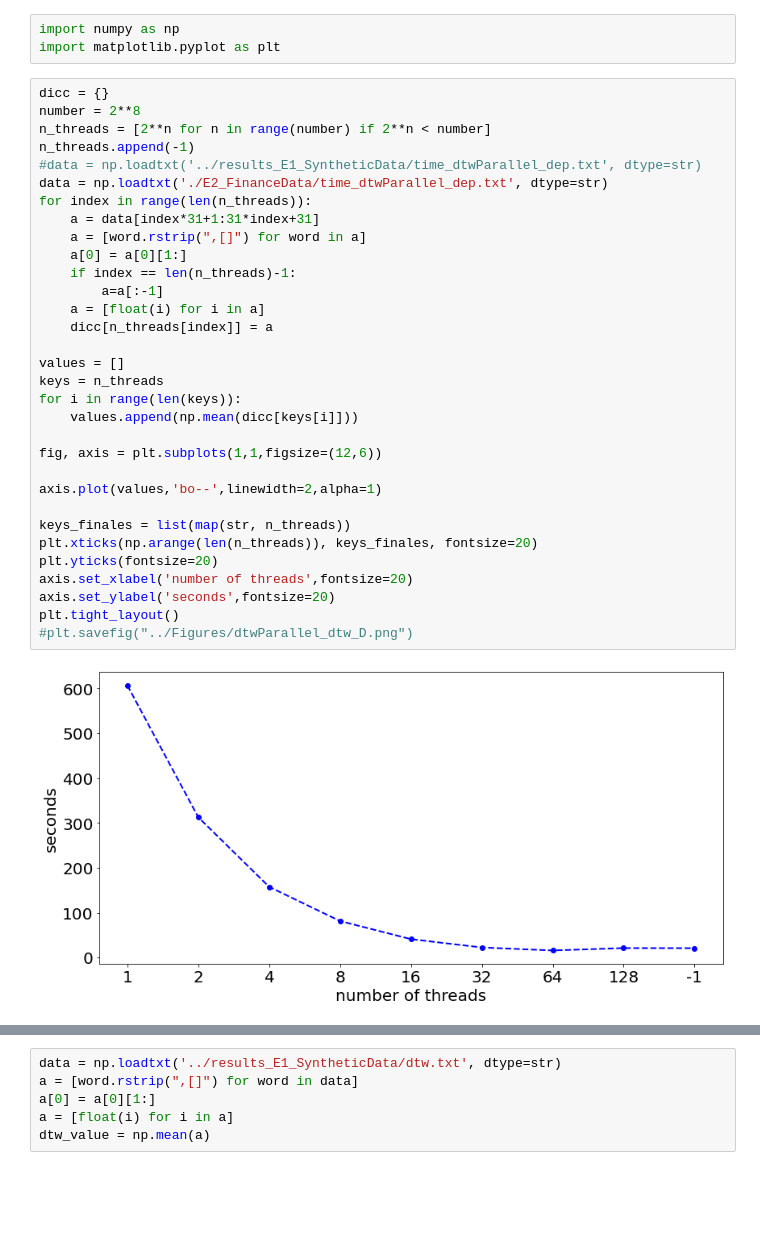
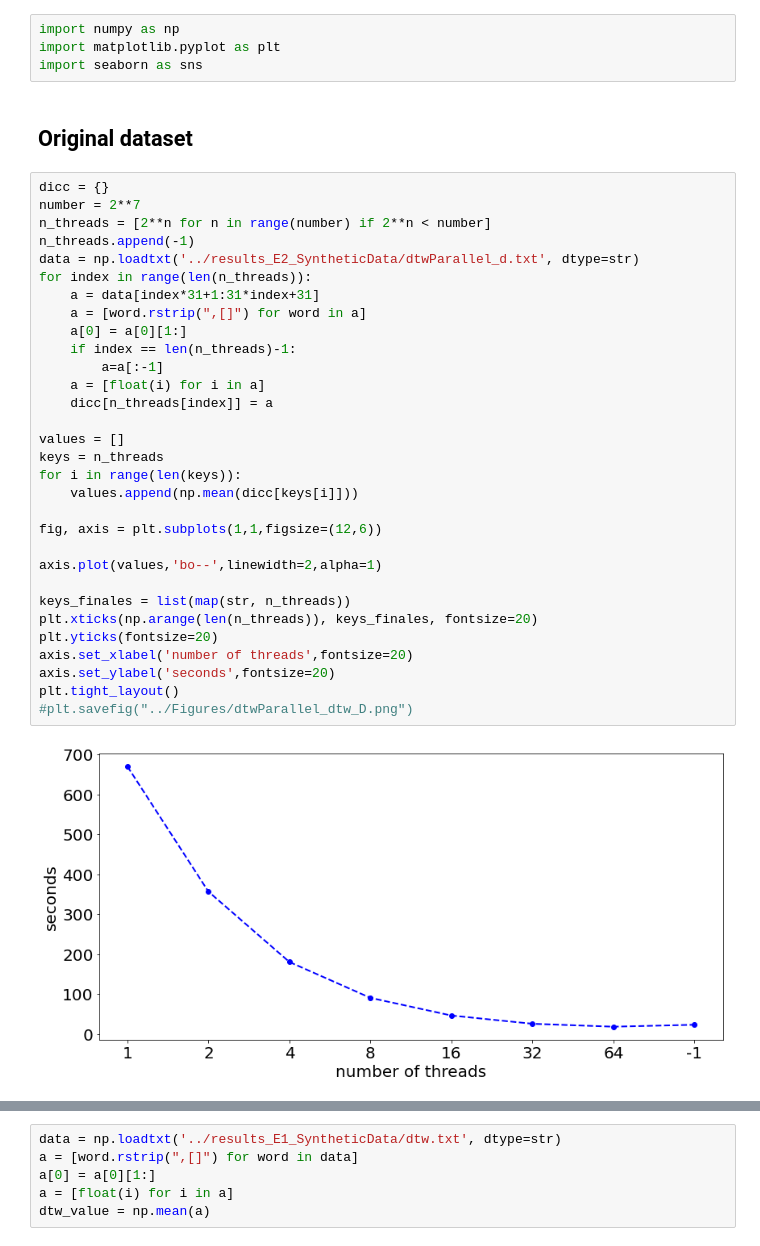
Before and after one commit to oscarescuderoarnanz/dtwParallel, a Jupyter notebook: exampleData/CodeExamples/plot_timeExamples.ipynb, the cells around one changed output, grey strips where cells are left out. Cells and saved outputs as stored; diff of their text form; blank space fills up the shorter version.

```diff
--- a/exampleData/CodeExamples/plot_timeExamples.ipynb
+++ b/exampleData/CodeExamples/plot_timeExamples.ipynb
@@ -1,37 +1,39 @@
 # %%
 import numpy as np
 import matplotlib.pyplot as plt
+import seaborn as sns
+# %% [markdown]
+## Original dataset
 # %%
 dicc = {}
-number = 2**8
+number = 2**7
 n_threads = [2**n for n in range(number) if 2**n < number]
 n_threads.append(-1)
-#data = np.loadtxt('../results_E1_SyntheticData/time_dtwParallel_dep.txt', dtype=str)
-data = np.loadtxt('./E2_FinanceData/time_dtwParallel_dep.txt', dtype=str)
+data = np.loadtxt('../results_E2_SyntheticData/dtwParallel_d.txt', dtype=str)
 for index in range(len(n_threads)):
     a = data[index*31+1:31*index+31]
     a = [word.rstrip(",[]") for word in a]
     a[0] = a[0][1:]
     if index == len(n_threads)-1:
         a=a[:-1]
     a = [float(i) for i in a]
     dicc[n_threads[index]] = a
 
 values = []
 keys = n_threads
 for i in range(len(keys)):
     values.append(np.mean(dicc[keys[i]]))
 
 fig, axis = plt.subplots(1,1,figsize=(12,6))
 
 axis.plot(values,'bo--',linewidth=2,alpha=1)
 
 keys_finales = list(map(str, n_threads))
 plt.xticks(np.arange(len(n_threads)), keys_finales, fontsize=20)
 plt.yticks(fontsize=20)
 axis.set_xlabel('number of threads',fontsize=20)
 axis.set_ylabel('seconds',fontsize=20)
 plt.tight_layout()
 #plt.savefig("../Figures/dtwParallel_dtw_D.png")
 # %% [output]
-[figure, old version]
+[figure, new version]
```
Also changed, not shown: parts of 11 cells of this notebook, 21 other files.
